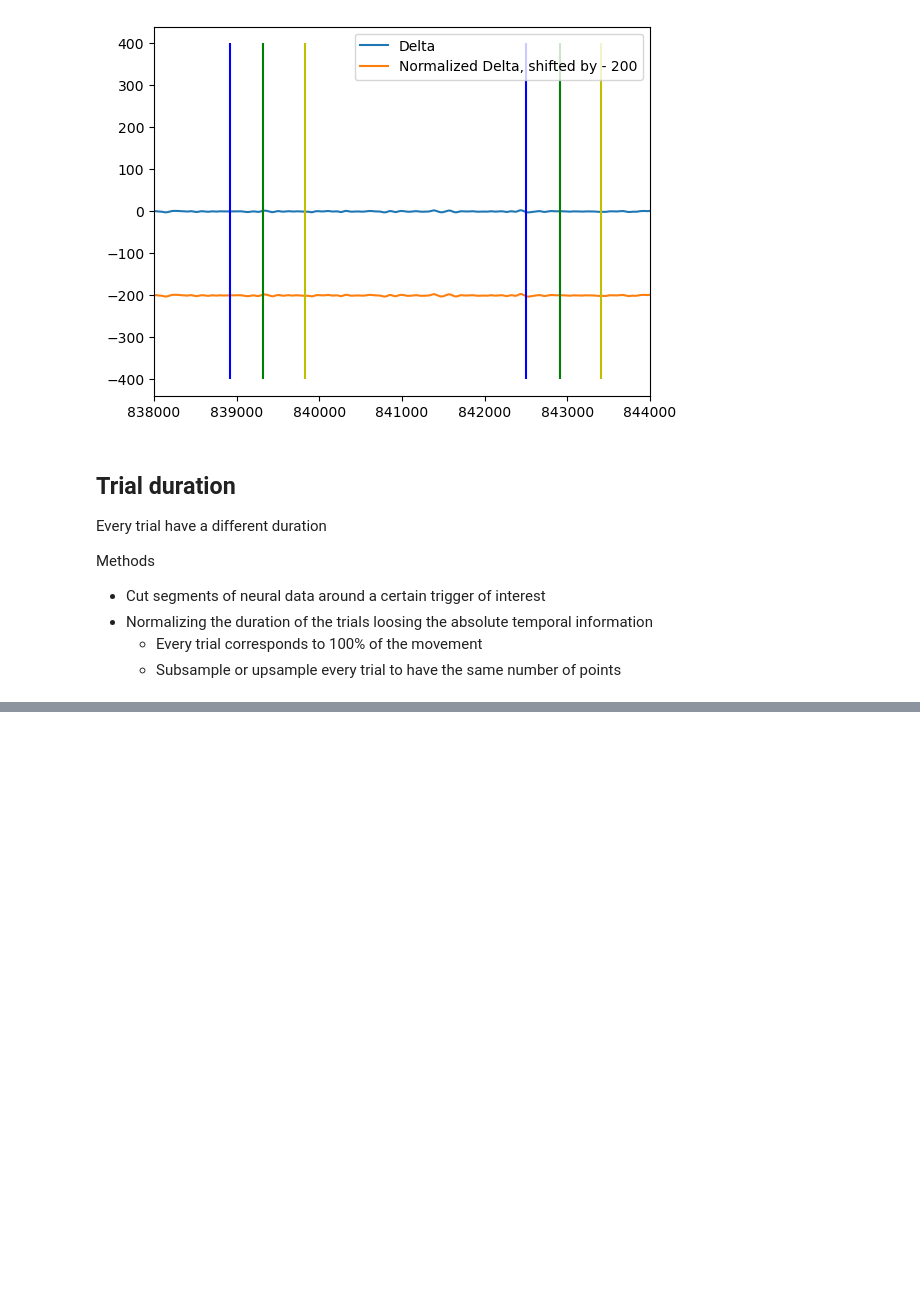
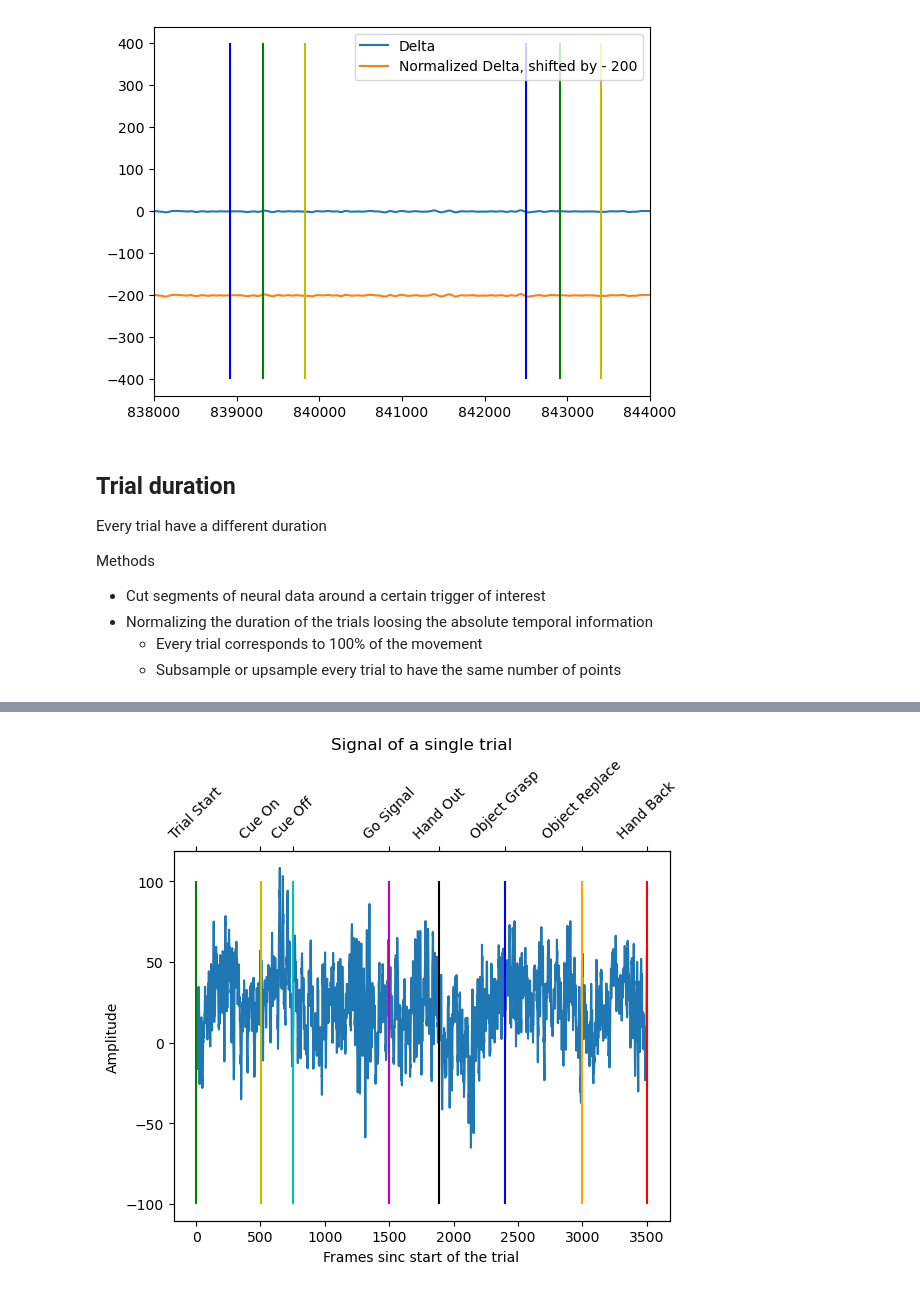
Before and after one commit to CS-433/ml-project-2-ml4science_tne, a Jupyter notebook: Code/preprocessing.ipynb, the cells around one changed output, grey strips where cells are left out. Drawn from its saved outputs; the diff is of its cells as text; code cells hidden in the pictures; blank space fills up the shorter version.

Commit message:
Extracting a given trial and subsampling it.

```diff
--- a/Code/preprocessing.ipynb
+++ b/Code/preprocessing.ipynb
@@ -275,0 +238,67 @@ for i in [0,1,2,3,4,5,6,7,8,9,10]:
+# %%
+#cut segments of the signal around a specific trigger
+subject = 's6'
+session = 'sess1'
+channel_idx = 0
+
+desired_trial = 0
+
+signal = data[subject][session]['sub_neural_data'][channel_idx]
+
+def get_single_trial(signal, participant, session, desired_trial):
+    '''
+    Get the signal of a single trial.
+
+    Parameters:
+    - signal: 1D NumPy array, the signal from which to extract the trial.
+    - participant: string, the participant ID.
+    - session: string, the session ID.
+    - desired_trial: int, the index of the desired trial.
+
+    Returns:
+    - trial_signal: 1D NumPy array, the signal of the desired trial.
+    '''
+
+    start_frames = np.array(data[participant][session]['trials_info']['TS_TrialStart'])[has_no_error] * 500
+    CueOn_frames = np.array(data[participant][session]['trials_info']['TS_CueOn'])[has_no_error] * 500
+    CueOff_frames = np.array(data[participant][session]['trials_info']['TS_CueOff'])[has_no_error] * 500
+    GoSignal_frames = np.array(data[participant][session]['trials_info']['TS_GoSignal'])[has_no_error] * 500
+    HandOut_frames = np.array(data[participant][session]['trials_info']['TS_HandOut'])[has_no_error] * 500
+    ObjectGrasp_frames = np.array(data[participant][session]['trials_info']['TS_ObjectGrasp'])[has_no_error] * 500
+    ObjectReplace_frames = np.array(data[participant][session]['trials_info']['TS_ObjectReplace'])[has_no_error] * 500
+    HandBack_frames = np.array(data[participant][session]['trials_info']['TS_HandBack'])[has_no_error] * 500
+
+
+    trial_signal = signal[(start_frames[desired_trial]).astype(int) : (HandBack_frames[desired_trial]).astype(int)]
+
+    plt.plot(trial_signal)
+    plt.vlines(start_frames[desired_trial] - (start_frames[desired_trial]).astype(int), -100,100, colors='g') #green line for the start of the trial
+    plt.vlines(CueOn_frames[desired_trial] - (start_frames[desired_trial]).astype(int), -100,100, colors='y') #yellow line for the CueOn
+    plt.vlines(CueOff_frames[desired_trial] - (start_frames[desired_trial]).astype(int), -100,100, colors='c') #cyan line for the CueOff
+    plt.vlines(GoSignal_frames[desired_trial] - (start_frames[desired_trial]).astype(int), -100,100, colors='m') #magenta line for the GoSignal
+    plt.vlines(HandOut_frames[desired_trial] - (start_frames[desired_trial]).astype(int), -100,100, colors='k') #black line for the HandOut
+    plt.vlines(ObjectGrasp_frames[desired_trial] - (start_frames[desired_trial]).astype(int), -100,100, colors='b') #blue line for the ObjectGrasp
+    plt.vlines(ObjectReplace_frames[desired_trial] - (start_frames[desired_trial]).astype(int), -100,100, colors='orange') #orange line for the ObjectReplace
+    plt.vlines(HandBack_frames[desired_trial] - (start_frames[desired_trial]).astype(int), -100,100, colors='r') #red line for the end of the trial
+    plt.xlabel('Frames sinc start of the trial')
+    plt.ylabel('Amplitude')
+    plt.title('Signal of a single trial')
+    xlims = plt.xlim()
+    ax2 = plt.twiny()
+    ax2.set_xticks([start_frames[desired_trial] - start_frames[desired_trial],
+                    CueOn_frames[desired_trial] - start_frames[desired_trial],
+                    CueOff_frames[desired_trial] - start_frames[desired_trial],
+                    GoSignal_frames[desired_trial] - start_frames[desired_trial],
+                    HandOut_frames[desired_trial] - start_frames[desired_trial],
+                    ObjectGrasp_frames[desired_trial] - start_frames[desired_trial],
+                    ObjectReplace_frames[desired_trial] - start_frames[desired_trial],
+                    HandBack_frames[desired_trial] - start_frames[desired_trial]])
+    ax2.set_xlim(xlims[0], xlims[1])
+    ax2.set_xticklabels(['Trial Start', 'Cue On', 'Cue Off', 'Go Signal', 'Hand Out', 'Object Grasp', 'Object Replace', 'Hand Back'], rotation=45)
+    plt.show()
+
+    return trial_signal
+
+trial_signal = get_single_trial(signal, subject, session, desired_trial)
+# %% [output]
+[figure, added]
```
Also changed, not shown: parts of 2 cells of this notebook.
